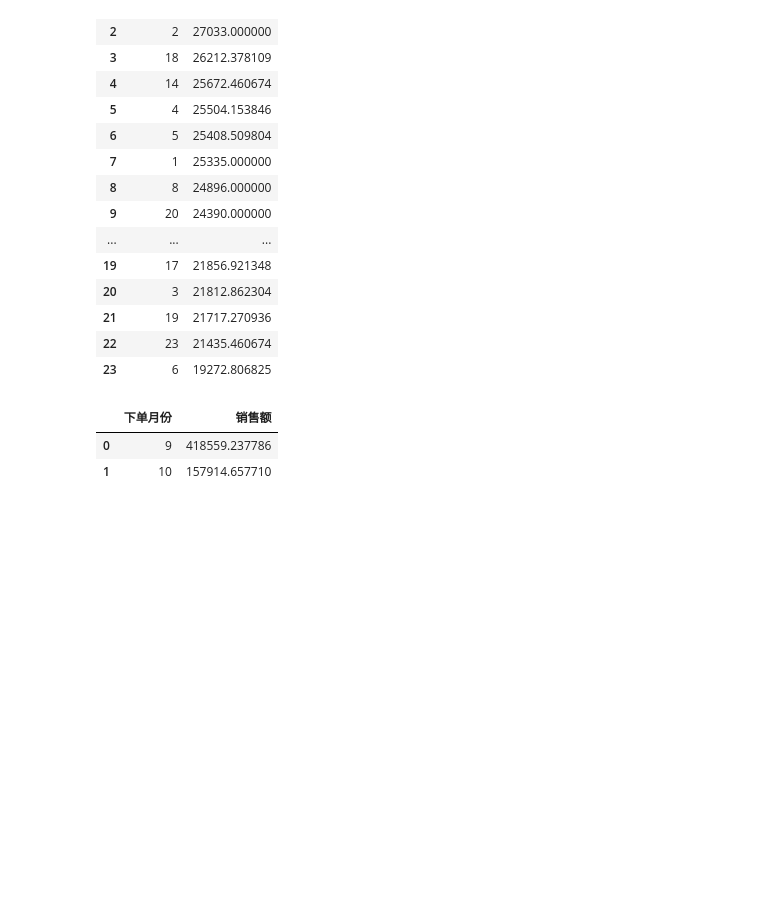
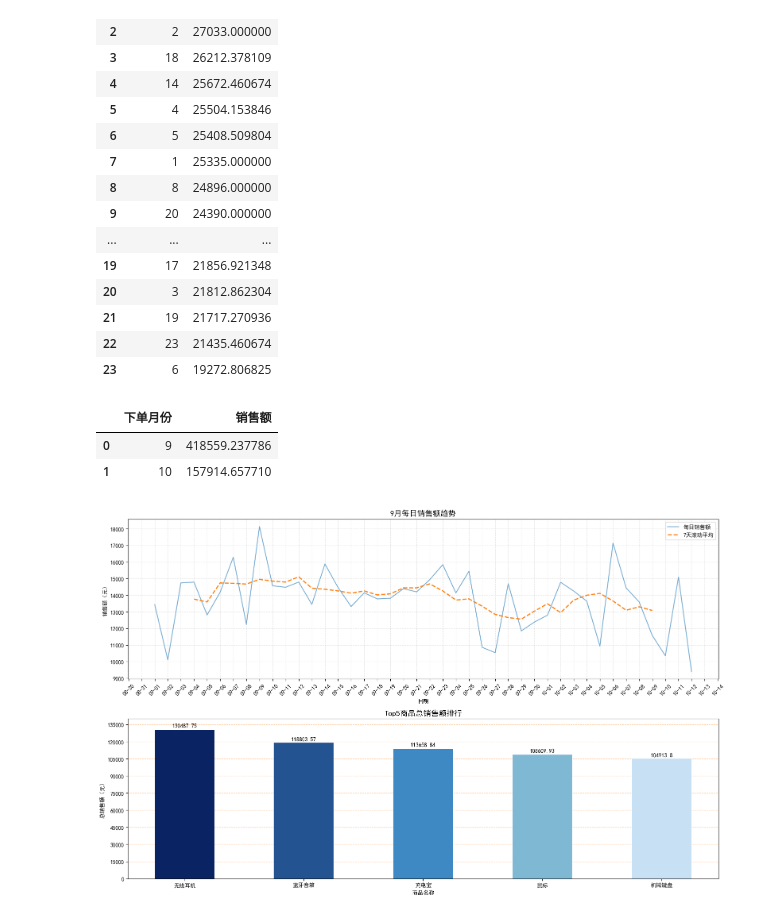
Before and after one commit to ZHOPEACHENG/origin, a Jupyter notebook: 数据/练习/电商数据.ipynb, the cells around one changed output. Drawn from its saved outputs; the diff is of its cells as text; code cells hidden in the pictures; blank space fills up the shorter version.

```diff
--- a/数据/练习/电商数据.ipynb
+++ b/数据/练习/电商数据.ipynb
@@ -119,6 +122,7 @@ product_stats =data.groupby("商品名").agg({
 }).rename(columns={"用户ID":"下单用户数"}).sort_values('销售额', ascending=False).reset_index()
 top3_products = product_stats.head(3)["商品名"].tolist()
 product_stats['商品等级'] = np.where(product_stats["商品名"].isin(top3_products),'核心商品','普通商品')
+product_stats["销售额"] = product_stats["销售额"].round(2)
 product_stats
 # %% [output]
 |  | 商品名 | 销量 | 销售额 | 单价 | 下单用户数 | 商品等级 |
@@ -239,7 +256,7 @@ category_pay_stats
 | 14 | 蓝牙音箱 | 支付宝 | 28315.000000 |
 # %%
 daily_sales = data.groupby(data["下单日期"].dt.date)["销售额"].sum().reset_index()
-daily_sales["7天滚动平均"] = daily_sales["销售额"].rolling(window=7,center=True).mean()
+daily_sales["7天滚动平均"] = daily_sales["销售额"].rolling(window=7,min_periods=7,center=True).mean()
 daily_sales
 # %% [output]
 |  | 下单日期 | 销售额 | 7天滚动平均 |
@@ -293,3 +310,46 @@ monthly_sales
 # %%
 product_stats.to_csv("商品销售统计.csv", index=False, encoding="utf-8-sig")
 high_value_users.to_csv("高价值用户列表.csv", index=False, encoding="utf-8-sig")
+# %%
+fig,(f1,f2)= plt.subplots(2,1,figsize=(16,10),dpi=100)
+f1.plot(daily_sales["下单日期"],daily_sales["销售额"],color="#1f77b4", alpha=0.6, label="每日销售额",linestyle="-")
+f1.plot(
+    daily_sales["下单日期"],
+    daily_sales["7天滚动平均"],
+    color="#ff7f0e",
+    linewidth=2,
+    label="7天滚动平均",
+    linestyle="--"
+)
+f1.set_title("9月每日销售额趋势", fontsize=14, fontweight="bold")
+f1.set_xlabel("日期")
+f1.set_ylabel("销售额（元）")
+f1.xaxis.set_major_formatter(mdates.DateFormatter('%m-%d'))
+f1.xaxis.set_major_locator(mdates.DayLocator(interval=1))
+f1.yaxis.set_major_locator(MultipleLocator(1000))
+f1.tick_params(axis='x', rotation=45, labelsize=10)
+f1.legend(loc="upper right")
+f1.grid(alpha=0.3,linestyle="--")
+
+f2.bar(
+    product_stats["商品名"],
+    product_stats["销售额"],
+    color=["#0A2463","#235390","#3E88C3","#7FB8D3","#C7E0F4"],
+    width=0.5,
+    zorder=2
+)
+f2.set_title("Top5商品总销售额排行", fontsize=14, fontweight="bold")
+f2.set_xlabel("商品名称")
+f2.set_ylabel("总销售额（元）")
+f2.grid(axis = 'y',alpha=0.4,linestyle="--",zorder=1,color="#FF7F0E")
+f2.set_ylim(0,140000)
+f2.yaxis.set_major_locator(MultipleLocator(15000))
+for x,y in zip(product_stats["商品名"],product_stats["销售额"]):
+    plt.text(x,y+1500,y,ha="center",va="bottom",fontsize=10)
+
+
+plt.tight_layout()
+plt.savefig("核心销售趋势.png", dpi=300, bbox_inches="tight")
+plt.show()
+# %% [output]
+[figure, added]
```
Also changed, not shown: parts of 7 cells of this notebook, 9 other files.
